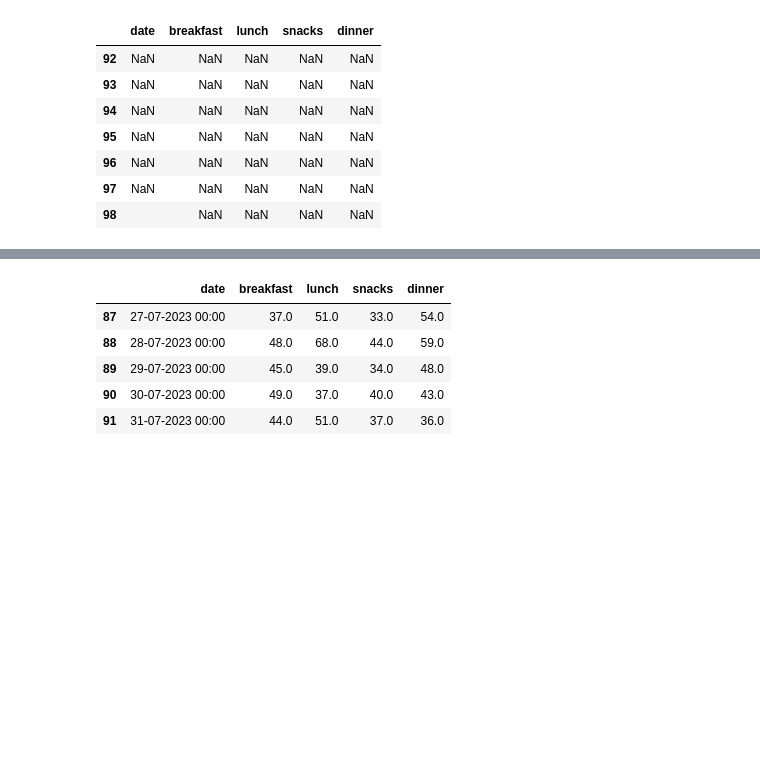
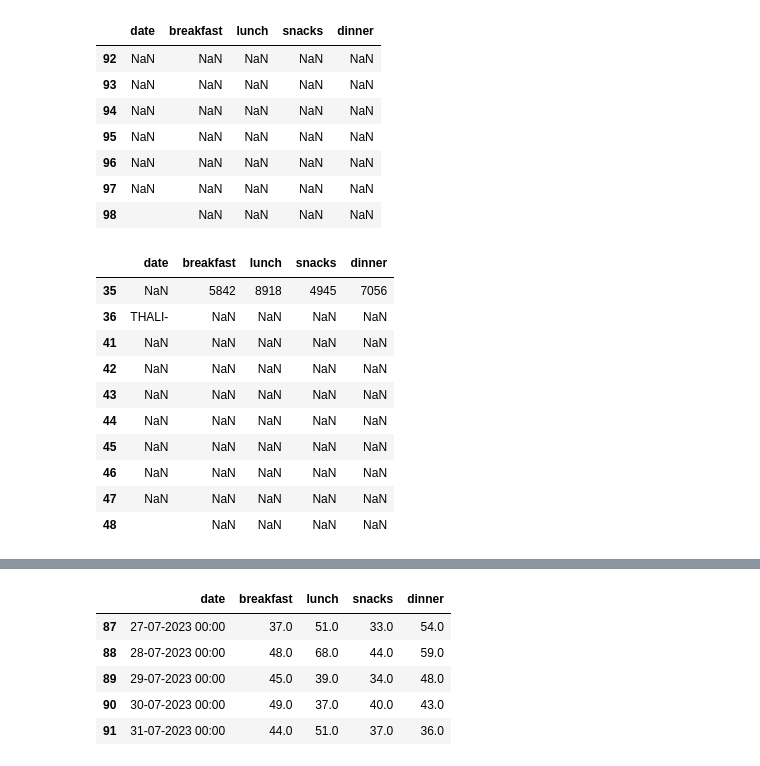
Before and after one commit to tenseisoham/MLPR, a Jupyter notebook: eda/eda.ipynb, the cells around one changed output, grey strips where cells are left out. Drawn from its saved outputs; the diff is of its cells as text; code cells hidden in the pictures; blank space fills up the shorter version.

```diff
--- a/eda/eda.ipynb
+++ b/eda/eda.ipynb
@@ -17,3 +17,11 @@ data.head()
 | 2 | 03-05-2023 00:00 | 95.0 | 203.0 | 129.0 | 134.0 |
 | 3 | 04-05-2023 00:00 | 93.0 | 184.0 | 131.0 | 179.0 |
 | 4 | 05-05-2023 00:00 | 112.0 | 121.0 | 95.0 | 117.0 |
+# %%
+# concatenating another dataset
+data2 = pd.read_excel('../data/SALE PLAKSHA UNIVERSITY 08.2023-.xlsx')
+# deleting the first four rows
+data2 = data2.iloc[4:]
+# renaming the columns
+data2.columns = ['DATE', 'B.FAST', 'LUNCH', 'Snacks', 'DINNER']
+data2.head()
@@ -24,6 +39,7 @@ len(data)
 # %%
 # changing the column names to lower case
 data.columns = data.columns.str.lower()
+data2.columns = data2.columns.str.lower()
 # %%
 def format_columns(data):
     data.columns = data.columns.str.lower()
@@ -53,3 +79,18 @@ null_rows
 | 96 | NaN | NaN | NaN | NaN | NaN |
 | 97 | NaN | NaN | NaN | NaN | NaN |
 | 98 |  | NaN | NaN | NaN | NaN |
+# %%
+null_rows2 = data2[data2.isnull().any(axis=1)]
+null_rows2
+# %% [output]
+|  | date | breakfast | lunch | snacks | dinner |
+| 35 | NaN | 5842 | 8918 | 4945 | 7056 |
+| 36 | THALI- | NaN | NaN | NaN | NaN |
+| 41 | NaN | NaN | NaN | NaN | NaN |
+| 42 | NaN | NaN | NaN | NaN | NaN |
+| 43 | NaN | NaN | NaN | NaN | NaN |
+| 44 | NaN | NaN | NaN | NaN | NaN |
+| 45 | NaN | NaN | NaN | NaN | NaN |
+| 46 | NaN | NaN | NaN | NaN | NaN |
+| 47 | NaN | NaN | NaN | NaN | NaN |
+| 48 |  | NaN | NaN | NaN | NaN |
```
Also changed, not shown: parts of 8 cells of this notebook.
